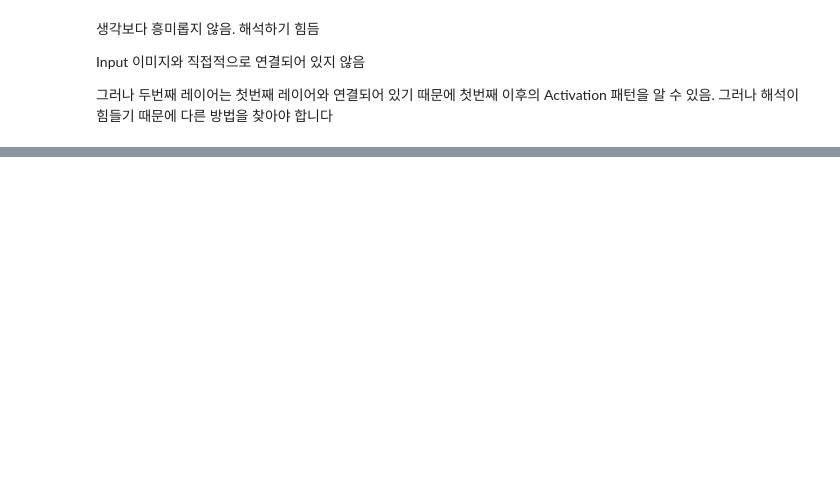
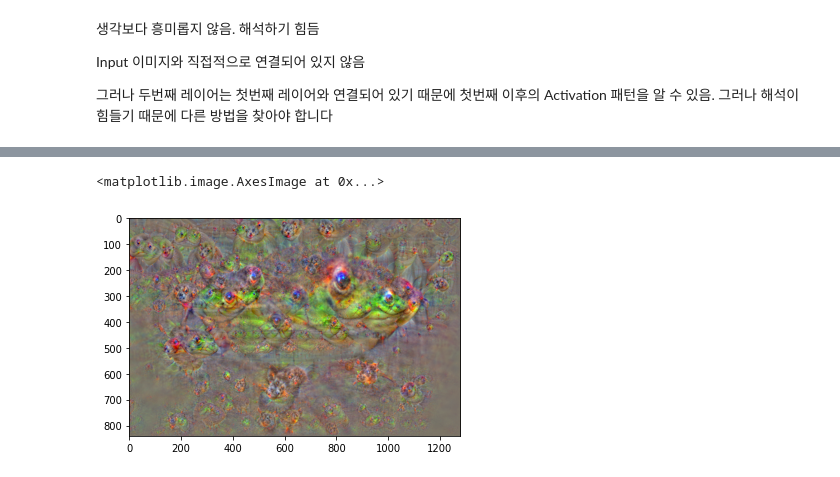
Before and after one commit to tnwls6865/CAU_mAI, a Jupyter notebook: Week4.ipynb, the cells around one changed output, grey strips where cells are left out. Saved outputs shown, nothing was run; the diff lists cells and outputs as text; code cells hidden in the pictures; blank space fills up the shorter version.

```diff
--- a/Week4.ipynb
+++ b/Week4.ipynb
@@ -318,0 +109,43 @@ Input 이미지와 직접적으로 연결되어 있지 않음
+# %%
+def dream(image, model, iterations, lr):
+    """ Updates the image to maximize outputs for n iterations """
+    Tensor = torch.cuda.FloatTensor if torch.cuda.is_available else torch.FloatTensor
+    image = Variable(Tensor(image), requires_grad=True)
+    for i in range(iterations):
+        model.zero_grad()
+        out = model(image)
+        loss = out.norm()
+        loss.backward()
+        avg_grad = np.abs(image.grad.data.cpu().numpy()).mean()
+        norm_lr = lr / avg_grad
+        image.data += norm_lr * image.grad.data
+        image.data = clip(image.data)
+        image.grad.data.zero_()
+    return image.cpu().data.numpy()
+# %%
+image = preprocess(image).unsqueeze(0).cpu().data.numpy()
+# %%
+
+# Extract image representations for each octave
+octave_scale=args.octave_scale
+num_octaves=args.num_octaves
+
+octaves = [image]
+for _ in range(num_octaves - 1):
+    octaves.append(nd.zoom(octaves[-1], (1, 1, 1 / octave_scale, 1 / octave_scale), order=1))
+
+lr=args.lr
+iterations=args.iterations
+
+detail = np.zeros_like(octaves[-1])
+for octave, octave_base in enumerate(tqdm.tqdm(octaves[::-1], desc="Dreaming")):
+    if octave > 0:
+        # Upsample detail to new octave dimension
+        detail = nd.zoom(detail, np.array(octave_base.shape) / np.array(detail.shape), order=1)
+    # Add deep dream detail from previous octave to new base
+    input_image = octave_base + detail
+    input_check = octave_base + detail
+    # Get new deep dream image
+    dreamed_image = dream(input_image, model, iterations, lr)
+    # Extract deep dream details
+    detail = dreamed_image - octave_base
@@ -318,0 +154,3 @@ Input 이미지와 직접적으로 연결되어 있지 않음
+# %%
+plt.imshow(deprocess(detail))
+# %% [output]
@@ -318,0 +158,2 @@ Input 이미지와 직접적으로 연결되어 있지 않음
+<matplotlib.image.AxesImage at 0x...>
+[figure, added]
```
Also changed, not shown: parts of 56 cells of this notebook.
